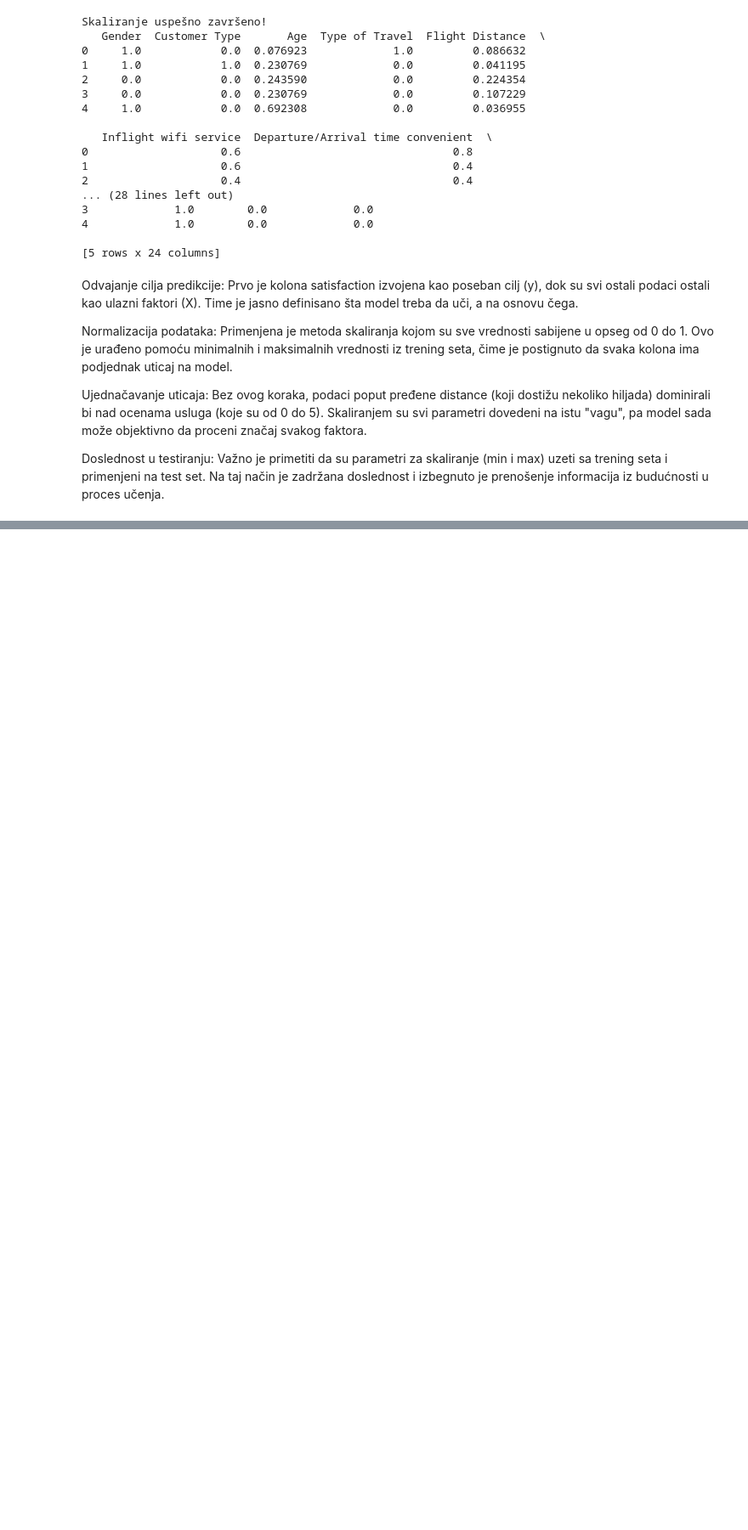
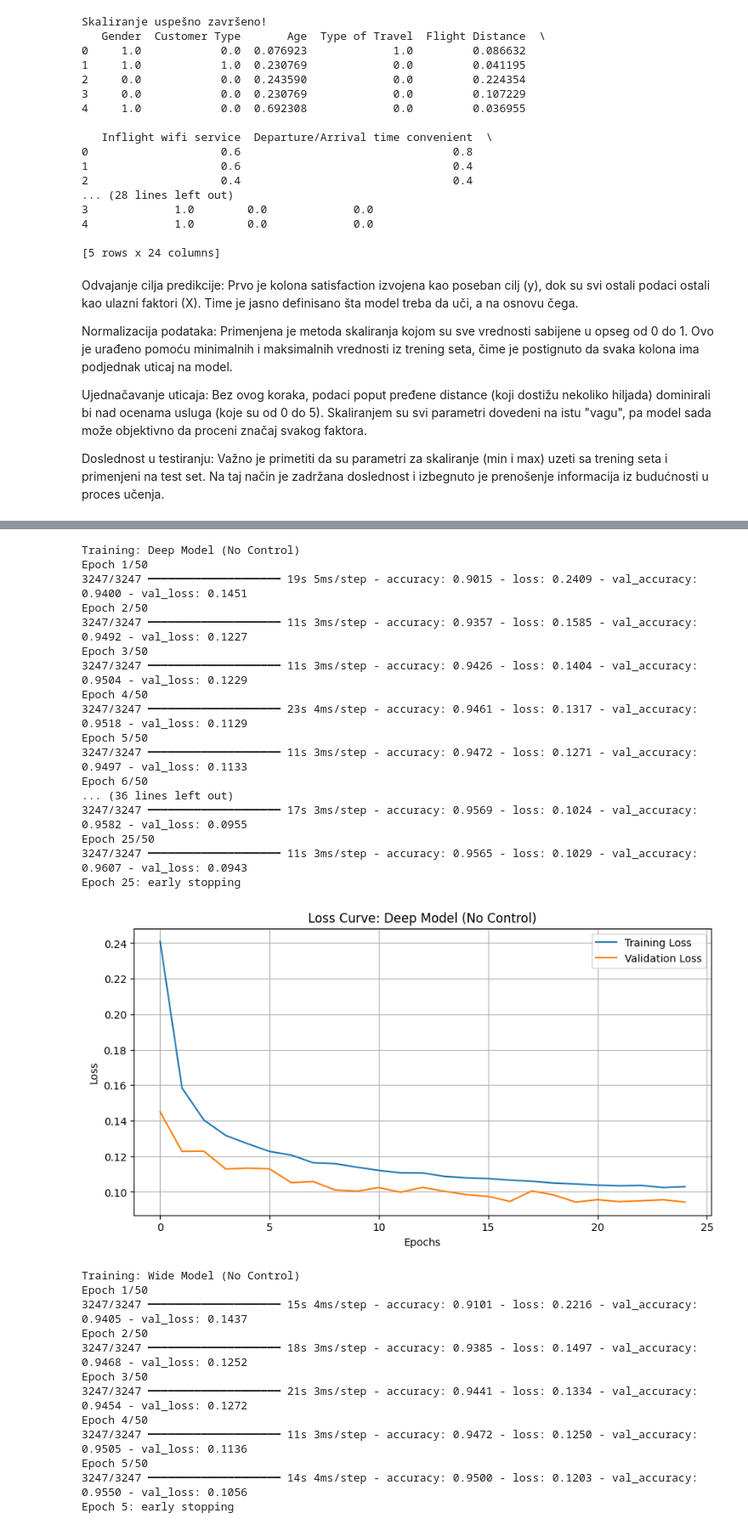
Before and after one commit to mekfluri/Neural-Networks, a Jupyter notebook: notebooks/notebook.ipynb, the cells around one changed output, grey strips where cells are left out. Shown at 85% size. Cells and saved outputs as stored; diff of their text form; code cells hidden in the pictures; blank space fills up the shorter version.

```diff
--- a/notebooks/notebook.ipynb
+++ b/notebooks/notebook.ipynb
@@ -217,0 +219,69 @@ Plitka/Osnovna mreža (Shallow Model): Smanjen broj neurona (32 -> 16) i manja s
+# %%
+from tensorflow.keras.callbacks import EarlyStopping
+import pandas as pd
+import matplotlib.pyplot as plt
+
+models_to_train = [
+    (build_model_1_deep(), "Deep Model (No Control)"),
+    (build_model_2_wide(), "Wide Model (No Control)"),
+    (build_model_3_shallow(), "Shallow Model (No Control)")
+]
+
+no_control_histories = {}
+early_stop = EarlyStopping(monitor='val_loss', mode='min', verbose=1, patience=5)
+
+for current_model, model_name in models_to_train:
+    print(f"\nTraining: {model_name}")
+
+    history = current_model.fit(
+        x=X_train_scaled,
+        y=y_train,
+        epochs=50,
+        validation_data=(X_test_scaled, y_test),
+        callbacks=[early_stop],
+        verbose=1
+    )
+
+    no_control_histories[model_name] = history
+
+    loss_df = pd.DataFrame(history.history)
+    plt.figure(figsize=(10, 5))
+    plt.plot(loss_df['loss'], label='Training Loss')
+    plt.plot(loss_df['val_loss'], label='Validation Loss')
+    plt.title(f'Loss Curve: {model_name}')
+    plt.xlabel('Epochs')
+    plt.ylabel('Loss')
+    plt.legend()
+    plt.grid(True)
+    plt.show()
+# %% [output]
+Training: Deep Model (No Control)
+Epoch 1/50
+3247/3247 ━━━━━━━━━━━━━━━━━━━━ 19s 5ms/step - accuracy: 0.9015 - loss: 0.2409 - val_accuracy: 0.9400 - val_loss: 0.1451
+Epoch 2/50
+3247/3247 ━━━━━━━━━━━━━━━━━━━━ 11s 3ms/step - accuracy: 0.9357 - loss: 0.1585 - val_accuracy: 0.9492 - val_loss: 0.1227
+Epoch 3/50
+3247/3247 ━━━━━━━━━━━━━━━━━━━━ 11s 3ms/step - accuracy: 0.9426 - loss: 0.1404 - val_accuracy: 0.9504 - val_loss: 0.1229
+Epoch 4/50
+3247/3247 ━━━━━━━━━━━━━━━━━━━━ 23s 4ms/step - accuracy: 0.9461 - loss: 0.1317 - val_accuracy: 0.9518 - val_loss: 0.1129
+Epoch 5/50
+3247/3247 ━━━━━━━━━━━━━━━━━━━━ 11s 3ms/step - accuracy: 0.9472 - loss: 0.1271 - val_accuracy: 0.9497 - val_loss: 0.1133
+Epoch 6/50
+... (36 lines left out)
+3247/3247 ━━━━━━━━━━━━━━━━━━━━ 17s 3ms/step - accuracy: 0.9569 - loss: 0.1024 - val_accuracy: 0.9582 - val_loss: 0.0955
+Epoch 25/50
+3247/3247 ━━━━━━━━━━━━━━━━━━━━ 11s 3ms/step - accuracy: 0.9565 - loss: 0.1029 - val_accuracy: 0.9607 - val_loss: 0.0943
+Epoch 25: early stopping
+[figure, added]
+Training: Wide Model (No Control)
+Epoch 1/50
+3247/3247 ━━━━━━━━━━━━━━━━━━━━ 15s 4ms/step - accuracy: 0.9101 - loss: 0.2216 - val_accuracy: 0.9405 - val_loss: 0.1437
+Epoch 2/50
+3247/3247 ━━━━━━━━━━━━━━━━━━━━ 18s 3ms/step - accuracy: 0.9385 - loss: 0.1497 - val_accuracy: 0.9468 - val_loss: 0.1252
+Epoch 3/50
+3247/3247 ━━━━━━━━━━━━━━━━━━━━ 21s 3ms/step - accuracy: 0.9441 - loss: 0.1334 - val_accuracy: 0.9454 - val_loss: 0.1272
+Epoch 4/50
+3247/3247 ━━━━━━━━━━━━━━━━━━━━ 11s 3ms/step - accuracy: 0.9472 - loss: 0.1250 - val_accuracy: 0.9505 - val_loss: 0.1136
+Epoch 5/50
+3247/3247 ━━━━━━━━━━━━━━━━━━━━ 14s 4ms/step - accuracy: 0.9500 - loss: 0.1203 - val_accuracy: 0.9550 - val_loss: 0.1056
+Epoch 5: early stopping
```
Also changed, not shown: parts of 13 cells of this notebook.
